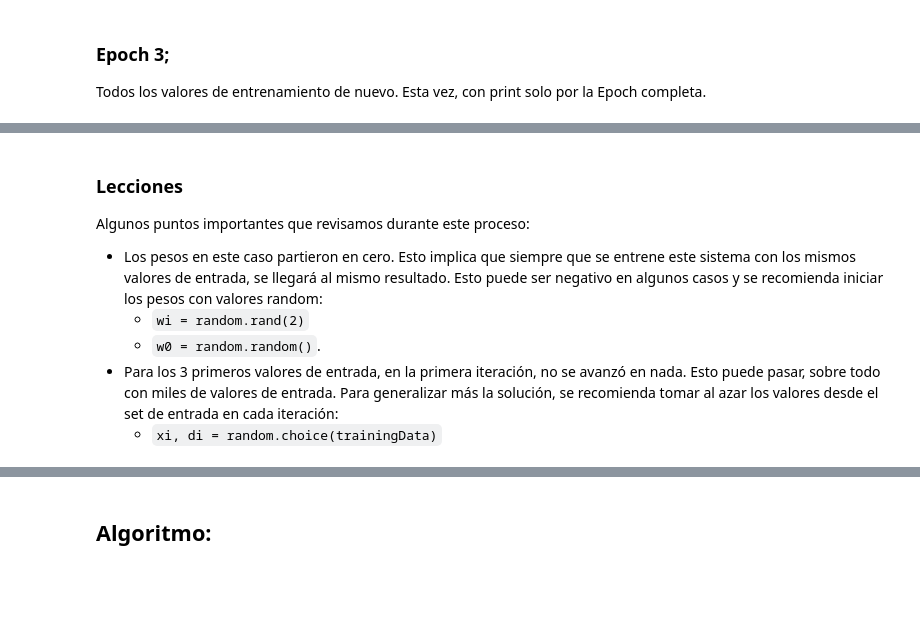
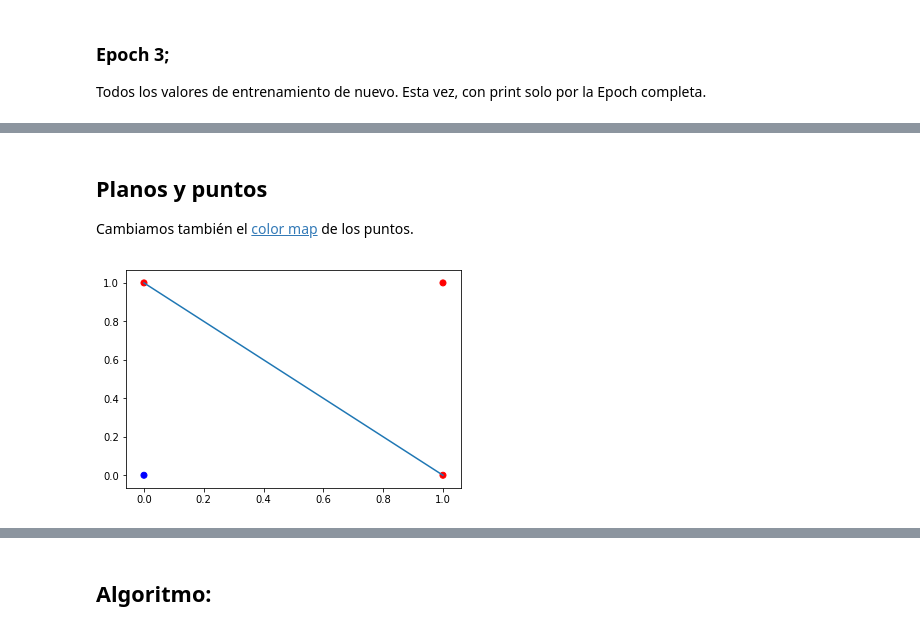
Before and after one commit to gabrieldelaparra/learnNN, a Jupyter notebook: 01 - Perceptron.ipynb, the cells around one changed output, grey strips where cells are left out. Drawn from its saved outputs; the diff is of its cells as text; code cells hidden in the pictures; blank space fills up the shorter version.

Commit message:
perceptron mvp

```diff
--- a/01 - Perceptron.ipynb
+++ b/01 - Perceptron.ipynb
@@ -363,26 +353,25 @@ plt.show()
+# %% [markdown]
+## Planos y puntos
+Cambiamos también el [color map](https://matplotlib.org/examples/color/colormaps_reference.html) de los puntos.
 # %%
-def plotPerceptron():
-    # Puntos:
-    inputs = [i[0] for i in trainingData]
-    colors = [i[1] for i in trainingData]
-    x = [i[0] for i in inputs]
-    y = [i[1] for i in inputs]
-    plt.ylim(-2, 2)
-    plt.xlim(-2, 2)
-    plt.scatter(x, y, c=colors, cmap="bwr")
+# Puntos:
+inputs = [i[0] for i in trainingData]
+colors = [i[1] for i in trainingData]
+x = [i[0] for i in inputs]
+y = [i[1] for i in inputs]
+plt.scatter(x, y, c=colors, cmap="bwr")
 
-    ymin, ymax = plt.ylim()
-    a = -wi[0] / wi[1]
-    xx = np.linspace(ymin, ymax)
-    yy = a * xx - w0 / wi[1]
+w1, w2 = w
+x = -b / w1
+y = -b / w2
 
-    plt.plot(yy,xx, 'k')
-    plt.show()
+d = y
+c = -y / x
+
+line_x_coords = np.array([0, x])
+line_y_coords = c * line_x_coords + d
+
+plt.plot(line_x_coords, line_y_coords)
+plt.show()
+# %% [output]
+[figure, added]
-# %% [markdown]
-### Lecciones
-Algunos puntos importantes que revisamos durante este proceso:
-* Los pesos en este caso partieron en cero. Esto implica que siempre que se entrene este sistema con los mismos valores de entrada, se llegará al mismo resultado. Esto puede ser negativo en algunos casos y se recomienda iniciar los pesos con valores random:
-    - `wi = random.rand(2)`
-    - `w0 = random.random()`.
-* Para los 3 primeros valores de entrada, en la primera iteración, no se avanzó en nada. Esto puede pasar, sobre todo con miles de valores de entrada. Para generalizar más la solución, se recomienda tomar al azar los valores desde el set de entrada en cada iteración:
-    - `xi, di = random.choice(trainingData)`
```
Also changed, not shown: parts of 70 cells of this notebook, 1 other file.
